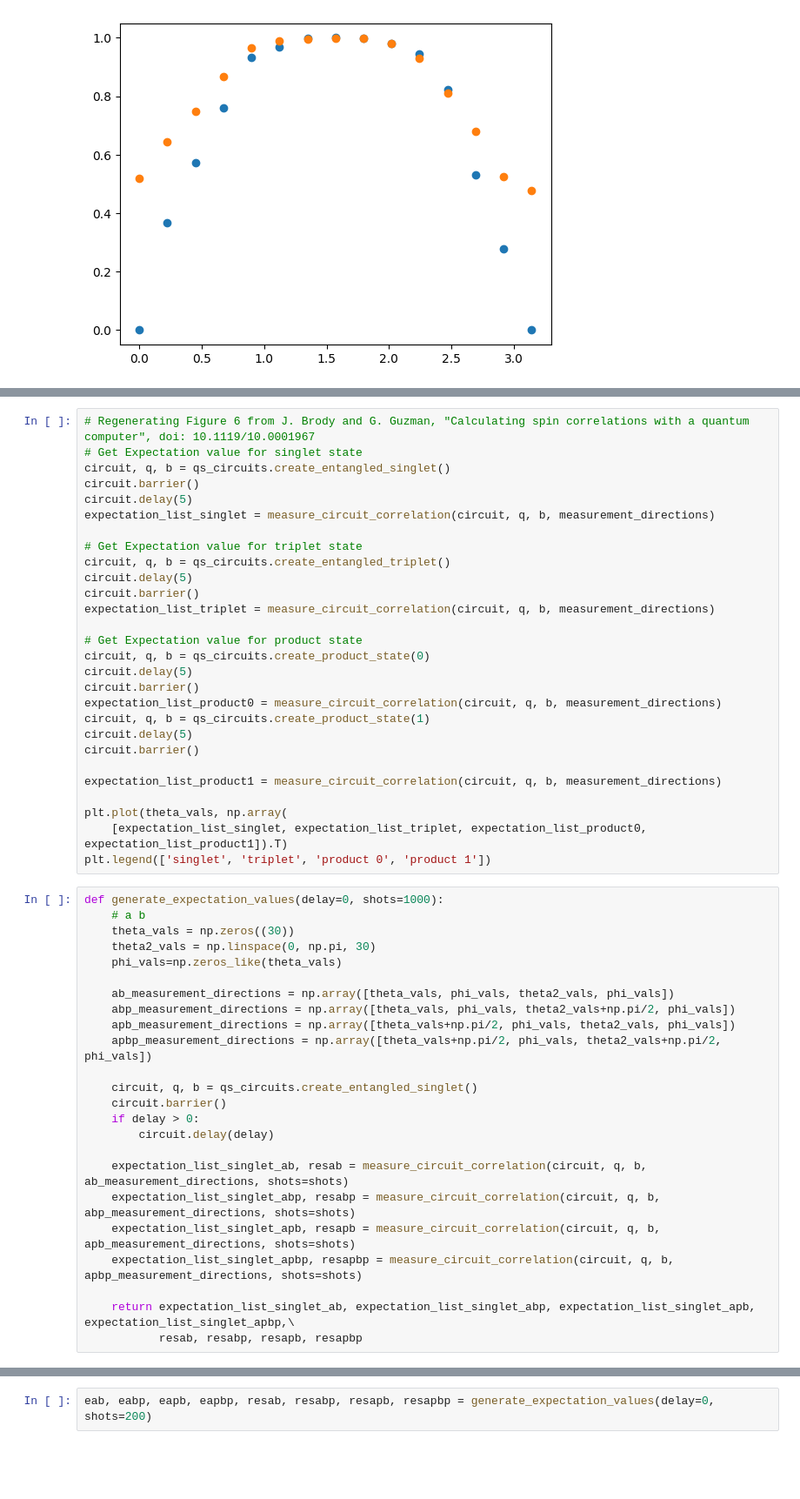
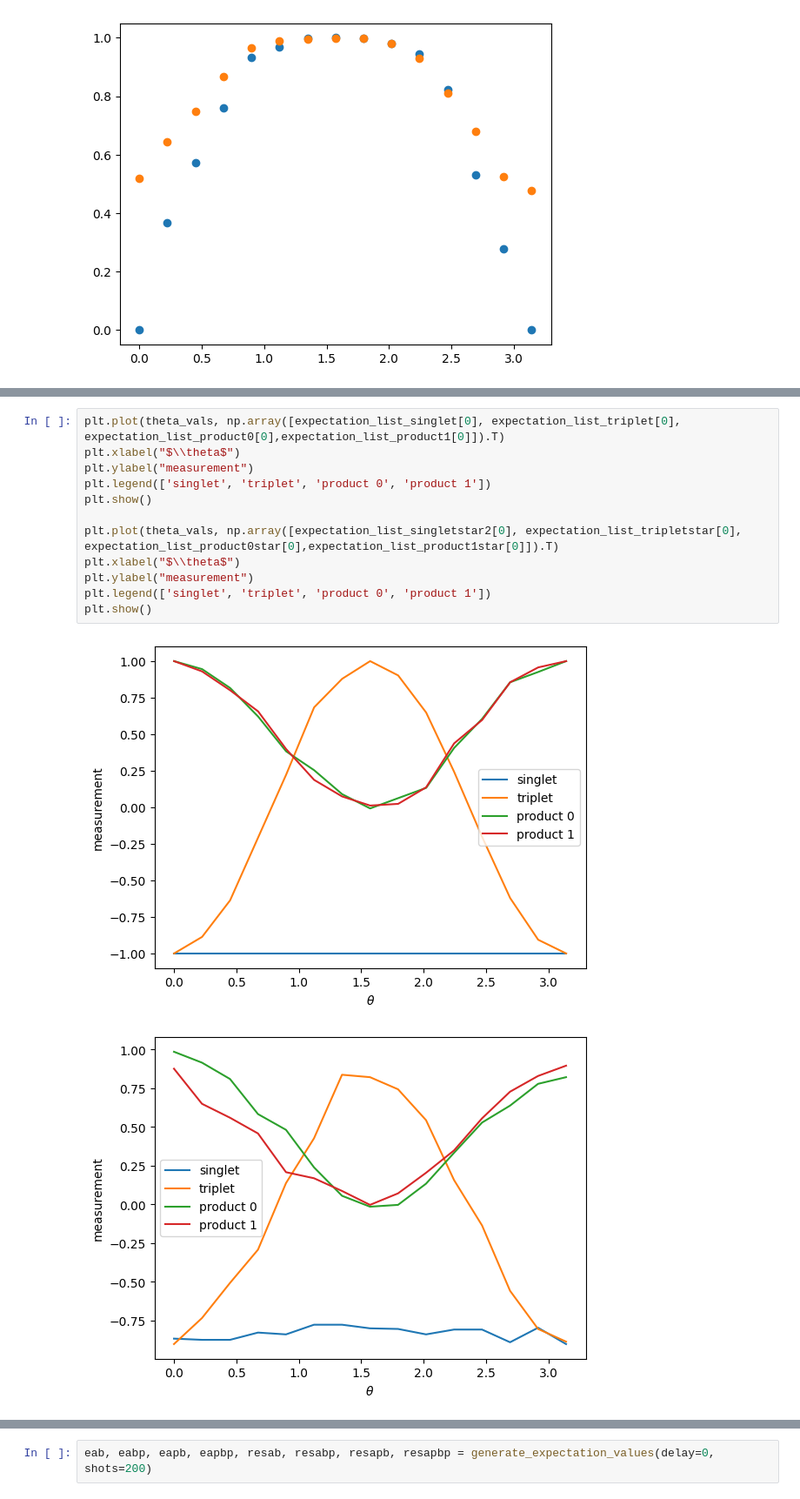
Before and after one commit to zds-dev/QuantumCoherentProject, a Jupyter notebook: notebooks/Initial tests.ipynb, the cells around one changed output, grey strips where cells are left out. Shown at 87% size. Cells and saved outputs as stored; diff of their text form; blank space fills up the shorter version.

```diff
--- a/notebooks/Initial tests.ipynb
+++ b/notebooks/Initial tests.ipynb
@@ -170,52 +159,15 @@ expectation_list_product1star = qs_circuits.measure_circuit_directions(circuit,
-# %%
-# Regenerating Figure 6 from J. Brody and G. Guzman, "Calculating spin correlations with a quantum computer", doi: 10.1119/10.0001967
-# Get Expectation value for singlet state
-circuit, q, b = qs_circuits.create_entangled_singlet()
-circuit.barrier()
-circuit.delay(5)
-expectation_list_singlet = measure_circuit_correlation(circuit, q, b, measurement_directions)
-
-# Get Expectation value for triplet state
-circuit, q, b = qs_circuits.create_entangled_triplet()
-circuit.delay(5)
-circuit.barrier()
-expectation_list_triplet = measure_circuit_correlation(circuit, q, b, measurement_directions)
-
-# Get Expectation value for product state
-circuit, q, b = qs_circuits.create_product_state(0)
-circuit.delay(5)
-circuit.barrier()
-expectation_list_product0 = measure_circuit_correlation(circuit, q, b, measurement_directions)
-circuit, q, b = qs_circuits.create_product_state(1)
-circuit.delay(5)
-circuit.barrier()
-
-expectation_list_product1 = measure_circuit_correlation(circuit, q, b, measurement_directions)
-
-plt.plot(theta_vals, np.array(
-    [expectation_list_singlet, expectation_list_triplet, expectation_list_product0, expectation_list_product1]).T)
-plt.legend(['singlet', 'triplet', 'product 0', 'product 1'])
-# %%
-def generate_expectation_values(delay=0, shots=1000):
-    # a b
-    theta_vals = np.zeros((30))
-    theta2_vals = np.linspace(0, np.pi, 30)
-    phi_vals=np.zeros_like(theta_vals)
-
-    ab_measurement_directions = np.array([theta_vals, phi_vals, theta2_vals, phi_vals])
-    abp_measurement_directions = np.array([theta_vals, phi_vals, theta2_vals+np.pi/2, phi_vals])
-    apb_measurement_directions = np.array([theta_vals+np.pi/2, phi_vals, theta2_vals, phi_vals])
-    apbp_measurement_directions = np.array([theta_vals+np.pi/2, phi_vals, theta2_vals+np.pi/2, phi_vals])
-
-    circuit, q, b = qs_circuits.create_entangled_singlet()
-    circuit.barrier()
-    if delay > 0:
-        circuit.delay(delay)
-
-    expectation_list_singlet_ab, resab = measure_circuit_correlation(circuit, q, b, ab_measurement_directions, shots=shots)
-    expectation_list_singlet_abp, resabp = measure_circuit_correlation(circuit, q, b, abp_measurement_directions, shots=shots)
-    expectation_list_singlet_apb, resapb = measure_circuit_correlation(circuit, q, b, apb_measurement_directions, shots=shots)
-    expectation_list_singlet_apbp, resapbp = measure_circuit_correlation(circuit, q, b, apbp_measurement_directions, shots=shots)
-
-    return expectation_list_singlet_ab, expectation_list_singlet_abp, expectation_list_singlet_apb, expectation_list_singlet_apbp,\
-           resab, resabp, resapb, resapbp
+# %%
+plt.plot(theta_vals, np.array([expectation_list_singlet[0], expectation_list_triplet[0], expectation_list_product0[0],expectation_list_product1[0]]).T)
+plt.xlabel("$\\theta$")
+plt.ylabel("measurement")
+plt.legend(['singlet', 'triplet', 'product 0', 'product 1'])
+plt.show()
+
+plt.plot(theta_vals, np.array([expectation_list_singletstar2[0], expectation_list_tripletstar[0], expectation_list_product0star[0],expectation_list_product1star[0]]).T)
+plt.xlabel("$\\theta$")
+plt.ylabel("measurement")
+plt.legend(['singlet', 'triplet', 'product 0', 'product 1'])
+plt.show()
+# %% [output]
+[figure, added]
+[figure, added]
```
Also changed, not shown: parts of 8 cells of this notebook.
